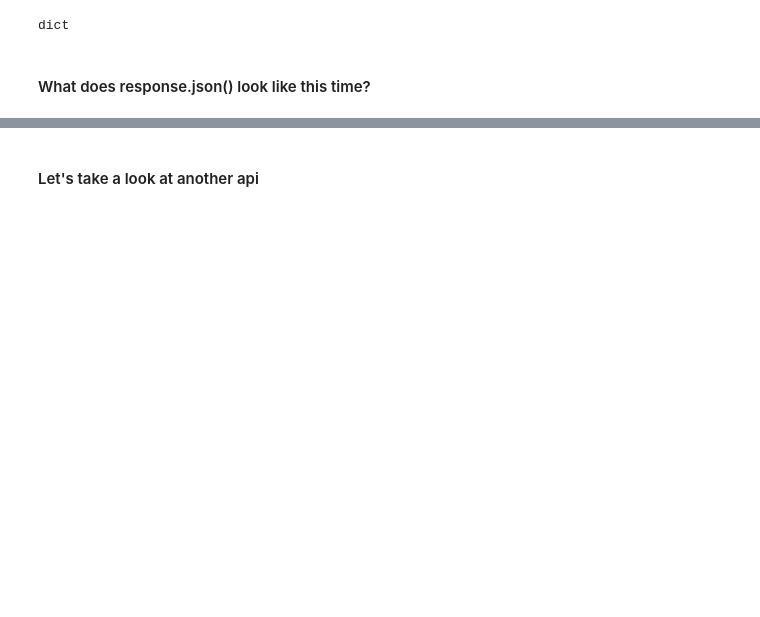
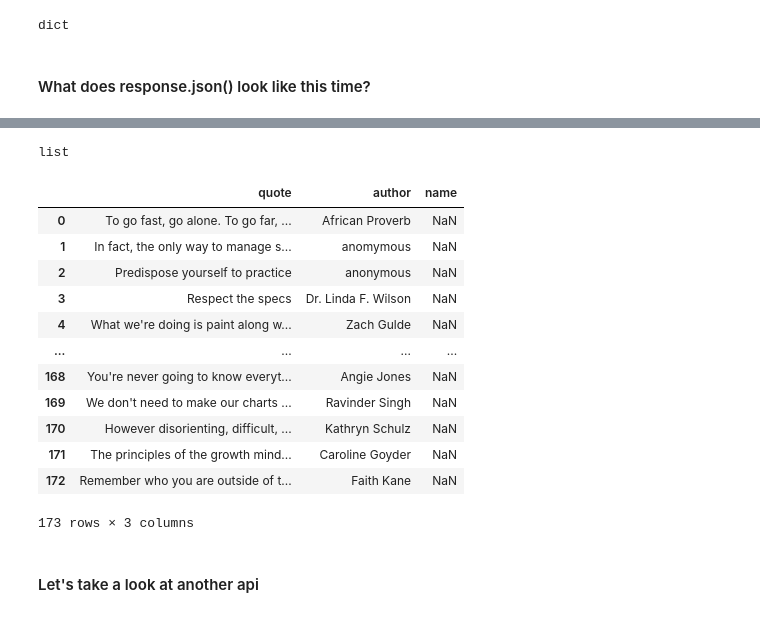
Before and after one commit to CodeupClassroom/florence-time-series-exercises, a Jupyter notebook: acquire_lesson.ipynb, the cells around one changed output, grey strips where cells are left out. Drawn from its saved outputs; the diff is of its cells as text; code cells hidden in the pictures; blank space fills up the shorter version.

```diff
--- a/acquire_lesson.ipynb
+++ b/acquire_lesson.ipynb
@@ -90,3 +137,23 @@ response = requests.get("http://aphorisms.glitch.me/api/all")
+# %%
+type(response.json())
+# %% [output]
+list
+# %%
+pd.DataFrame(response.json())
+# %% [output]
+|  | quote | author | name |
+| 0 | To go fast, go alone. To go far, ... | African Proverb | NaN |
+| 1 | In fact, the only way to manage s... | anomymous | NaN |
+| 2 | Predispose yourself to practice | anonymous | NaN |
+| 3 | Respect the specs | Dr. Linda F. Wilson | NaN |
+| 4 | What we're doing is paint along w... | Zach Gulde | NaN |
+| ... | ... | ... | ... |
+| 168 | You're never going to know everyt... | Angie Jones | NaN |
+| 169 | We don't need to make our charts ... | Ravinder Singh | NaN |
+| 170 | However disorienting, difficult, ... | Kathryn Schulz | NaN |
+| 171 | The principles of the growth mind... | Caroline Goyder | NaN |
+| 172 | Remember who you are outside of t... | Faith Kane | NaN |
+173 rows × 3 columns
 # %% [markdown]
 #### Let's take a look at another api
 # %%
```
Also changed, not shown: parts of 32 cells of this notebook.
